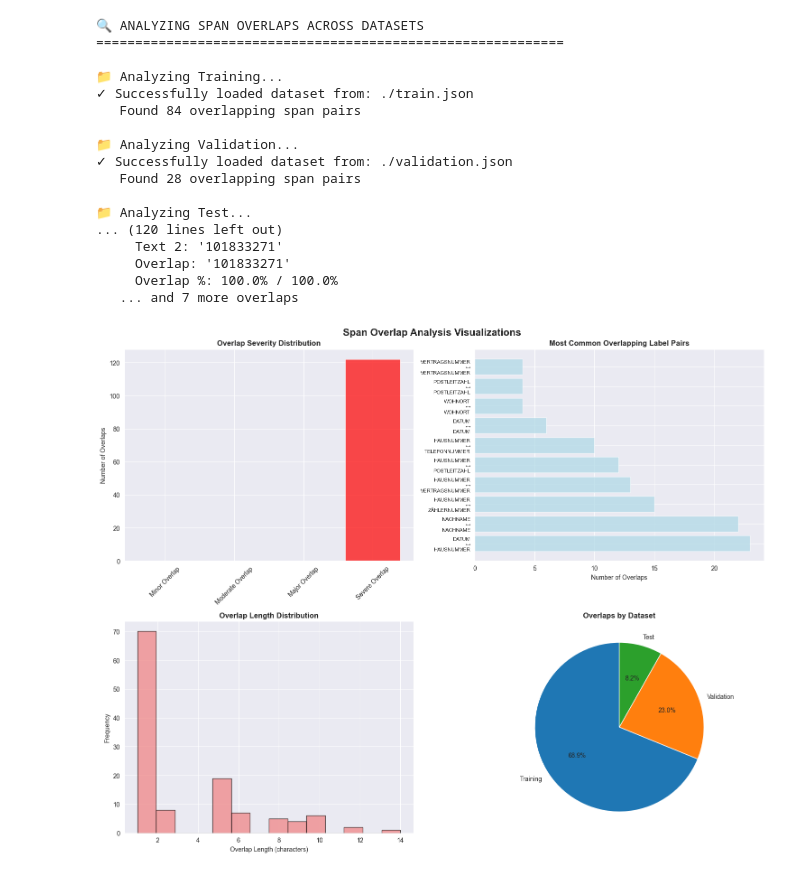
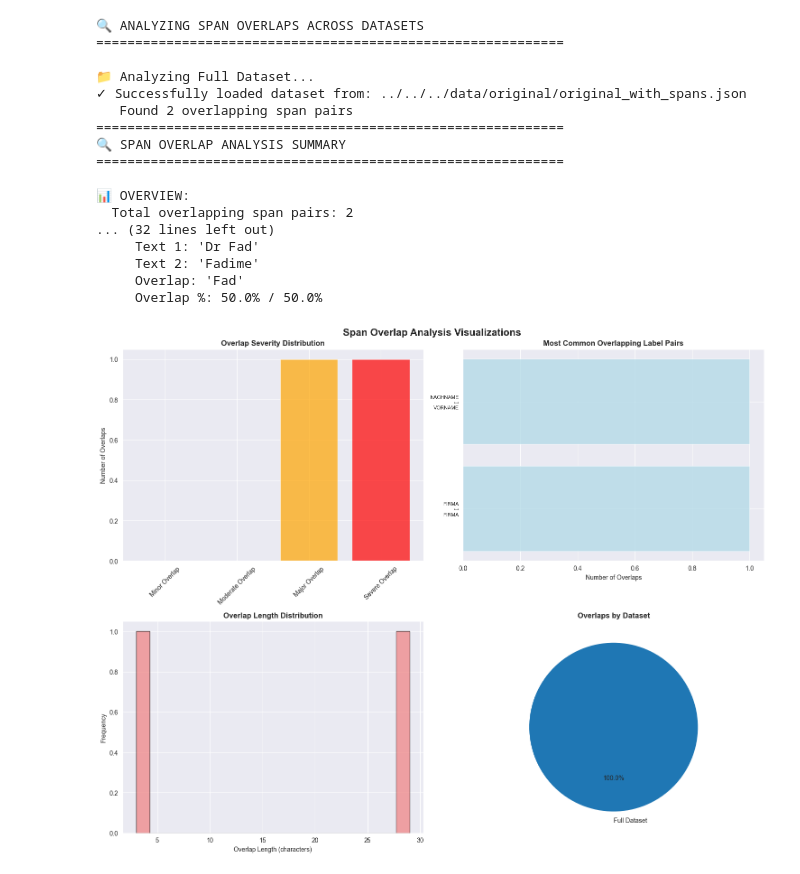
Before and after one commit to AnnaGhost2713/daia-eon, a Jupyter notebook: notebooks/1_data_preparation/2_data_split/overlapping_spans_analysis.ipynb, the cells around one changed output. Saved outputs shown, nothing was run; the diff lists cells and outputs as text; code cells hidden in the pictures.

```diff
--- a/notebooks/1_data_preparation/2_data_split/overlapping_spans_analysis.ipynb
+++ b/notebooks/1_data_preparation/2_data_split/overlapping_spans_analysis.ipynb
@@ -331,10 +331,14 @@ def main():
     """Main function to run overlap analysis."""
 
     # Define dataset paths
+    # dataset_paths = [
+    #    ("./train.json", "Training"),
+    #    ("./validation.json", "Validation"),
+    #    ("./test.json", "Test")
+    #]
+
     dataset_paths = [
-        ("./train.json", "Training"),
-        ("./validation.json", "Validation"),
-        ("./test.json", "Test")
+        ("../../../data/original/original_with_spans.json", "Full Dataset")
     ]
 
     # Run analysis
@@ -366,46 +370,46 @@ def analyze_single_dataset(file_path: str, dataset_name: str):
         return [], pd.DataFrame()
 
     overlaps = analyze_dataset_overlaps(data, dataset_name)
     summary = create_overlap_summary(overlaps)
 
     print_overlap_summary(summary)
 
     if overlaps:
         analyze_overlap_patterns(overlaps)
         create_overlap_visualizations(overlaps, summary)
 
     df = create_overlap_dataframe(overlaps)
 
     if not df.empty:
         print(f"\n📋 OVERLAP DETAILS:")
         print(df.to_string(index=False, max_colwidth=50))
 
     return overlaps, df
 
 if __name__ == "__main__":
     # Run the main analysis
     all_overlaps, results_df = main()
 
     # Example: Analyze a single dataset
     # overlaps, df = analyze_single_dataset("notebooks/data/granular_dataset_split/train.json", "Training")
 # %% [output]
 🔍 ANALYZING SPAN OVERLAPS ACROSS DATASETS
 ============================================================
 
-📁 Analyzing Training...
-✓ Successfully loaded dataset from: ./train.json
-   Found 84 overlapping span pairs
+📁 Analyzing Full Dataset...
+✓ Successfully loaded dataset from: ../../../data/original/original_with_spans.json
+   Found 2 overlapping span pairs
+============================================================
+🔍 SPAN OVERLAP ANALYSIS SUMMARY
+============================================================
 
-📁 Analyzing Validation...
-✓ Successfully loaded dataset from: ./validation.json
-   Found 28 overlapping span pairs
-
-📁 Analyzing Test...
-... (120 lines left out)
-     Text 2: '101833271'
-     Overlap: '101833271'
-     Overlap %: 100.0% / 100.0%
-   ... and 7 more overlaps
+📊 OVERVIEW:
+  Total overlapping span pairs: 2
+... (32 lines left out)
+     Text 1: 'Dr Fad'
+     Text 2: 'Fadime'
+     Overlap: 'Fad'
+     Overlap %: 50.0% / 50.0%
-[figure, old version]
+[figure, new version]
 📋 DETAILED OVERLAP RESULTS:
 --------------------------------------------------
```
Also changed, not shown: parts of 1 cell of this notebook, 1 other file.
